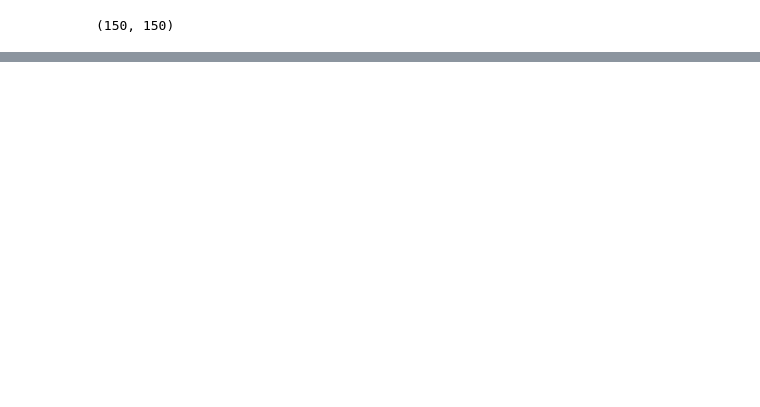
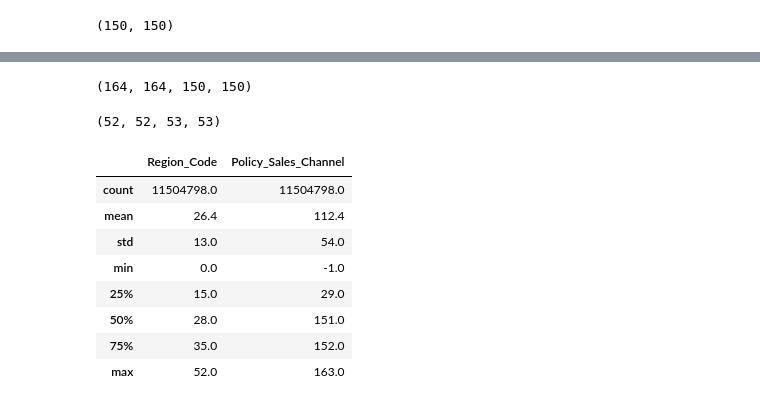
Before and after one commit to GDGauravDutta/Analysis, a Jupyter notebook: pss4e7-basic-cleanup.ipynb, the cells around one changed output, grey strips where cells are left out. Cells and saved outputs as stored; diff of their text form; code cells hidden in the pictures; blank space fills up the shorter version.

```diff
--- a/pss4e7-basic-cleanup.ipynb
+++ b/pss4e7-basic-cleanup.ipynb
@@ -529,6 +529,3 @@ test['Policy_Sales_Channel']=test['Policy_Sales_Channel'].astype('int')
 len(sorted(train['Policy_Sales_Channel'].unique().tolist())),len(sorted(test['Policy_Sales_Channel'].unique().tolist()))
 # %% [output]
 (150, 150)
-# %%
-train['Policy_Sales_Channel']='Policy_Sales_Channel_'+train['Policy_Sales_Channel'].astype('str')
-train['Policy_Sales_Channel'].value_counts()
@@ -566,3 +531,0 @@ Name: count, Length: 150, dtype: int64
-# %%
-train['Region_Code']='Region_Code_'+train['Region_Code'].astype('str')
-train['Region_Code'].value_counts()
@@ -690,0 +615,20 @@ memory usage: 204.8+ MB
+# %%
+train['Policy_Sales_Channel'].max()-train['Policy_Sales_Channel'].min(),test['Policy_Sales_Channel'].max()-test['Policy_Sales_Channel'].min(),len(test['Policy_Sales_Channel'].unique().tolist()),len(train['Policy_Sales_Channel'].unique().tolist())
+# %% [output]
+(164, 164, 150, 150)
+# %%
+train['Region_Code'].max()-train['Region_Code'].min(),test['Region_Code'].max()-test['Region_Code'].min(),len(test['Region_Code'].unique().tolist()),len(train['Region_Code'].unique().tolist())
+# %% [output]
+(52, 52, 53, 53)
+# %%
+train[['Region_Code','Policy_Sales_Channel']].describe().apply(lambda s: s.apply('{0:.1f}'.format))
+# %% [output]
+|  | Region_Code | Policy_Sales_Channel |
+| count | 11504798.0 | 11504798.0 |
+| mean | 26.4 | 112.4 |
+| std | 13.0 | 54.0 |
+| min | 0.0 | -1.0 |
+| 25% | 15.0 | 29.0 |
+| 50% | 28.0 | 151.0 |
+| 75% | 35.0 | 152.0 |
+| max | 52.0 | 163.0 |
```
Also changed, not shown: parts of 8 cells of this notebook.
